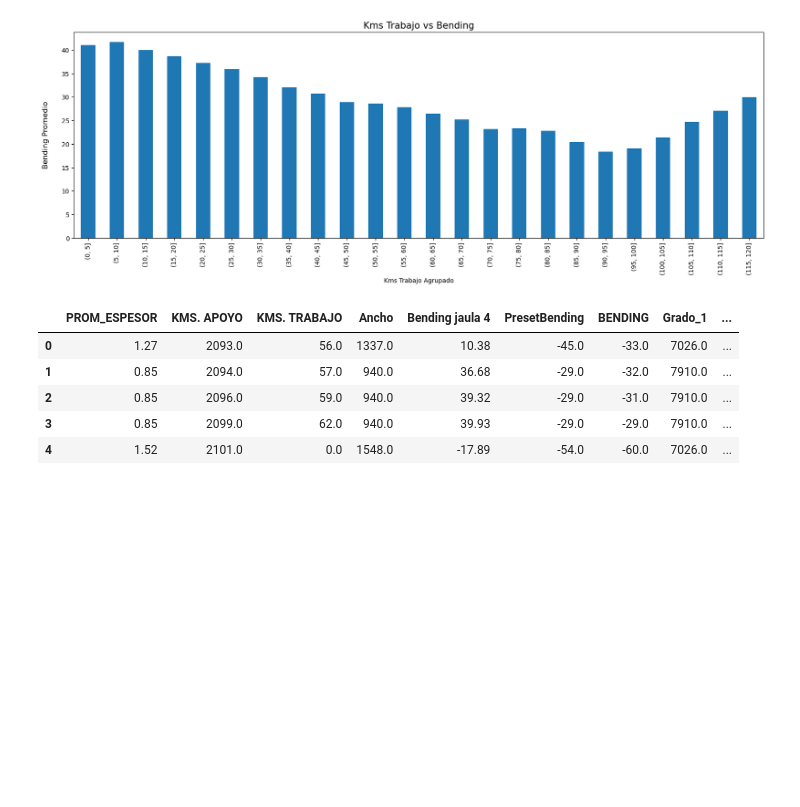
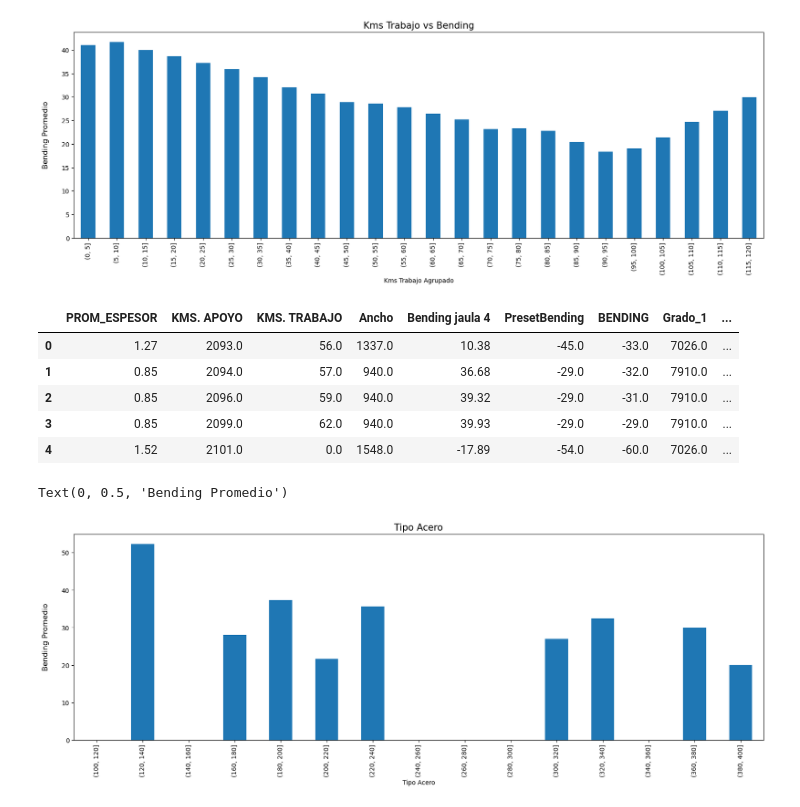
Before and after one commit to Ale100993/Proyecto-Bending, a Jupyter notebook: intervalos.ipynb, the cells around one changed output. Saved outputs shown, nothing was run; the diff lists cells and outputs as text; code cells hidden in the pictures; blank space fills up the shorter version.

```diff
--- a/intervalos.ipynb
+++ b/intervalos.ipynb
@@ -215,3 +222,20 @@ prueba.head(5)
 | 2 | 0.85 | 2096.0 | 59.0 | 940.0 | 39.32 | -29.0 | -31.0 | 7910.0 | ... |
 | 3 | 0.85 | 2099.0 | 62.0 | 940.0 | 39.93 | -29.0 | -29.0 | 7910.0 | ... |
 | 4 | 1.52 | 2101.0 | 0.0 | 1548.0 | -17.89 | -54.0 | -60.0 | 7026.0 | ... |
+# %%
+
+
+intervalo=pd.interval_range(start=100, end=410, freq=20)
+nuevo2 = pd.cut(features['Tipo Acero'], intervalo)
+
+features['Tipo Acero'] = nuevo2
+
+grouped_data = features.groupby('Tipo Acero')
+Bending_by_tipo = grouped_data['BENDING'].mean()*(-1)
+Bending_by_tipo.plot(kind='bar', rot=90, figsize=(20,6))
+
+plt.title('Tipo Acero', size=15)
+plt.ylabel('Bending Promedio', labelpad=20.0, size=12)
+# %% [output]
+Text(0, 0.5, 'Bending Promedio')
+[figure, added]
```
Also changed, not shown: parts of 11 cells of this notebook, 2 other files.
